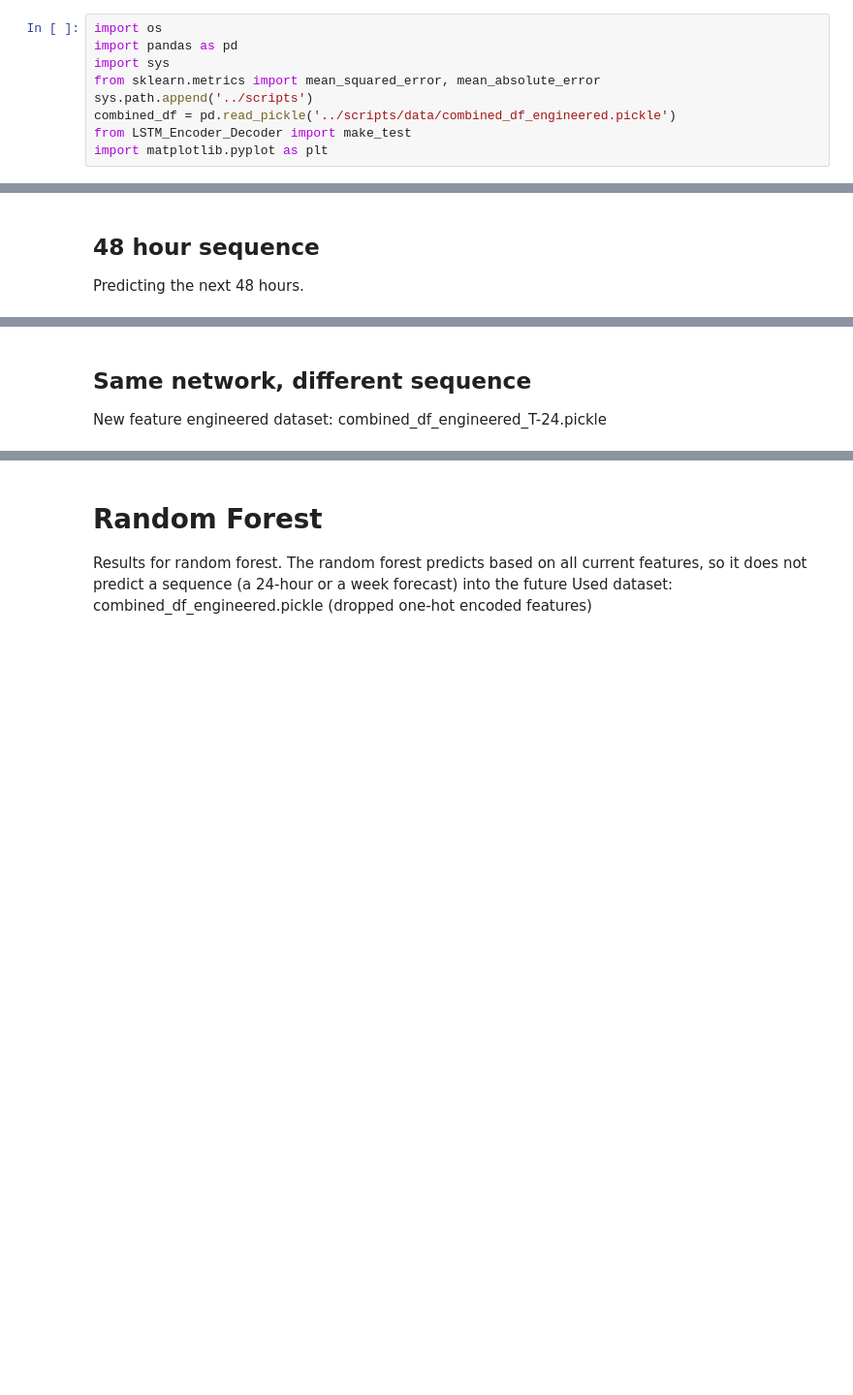
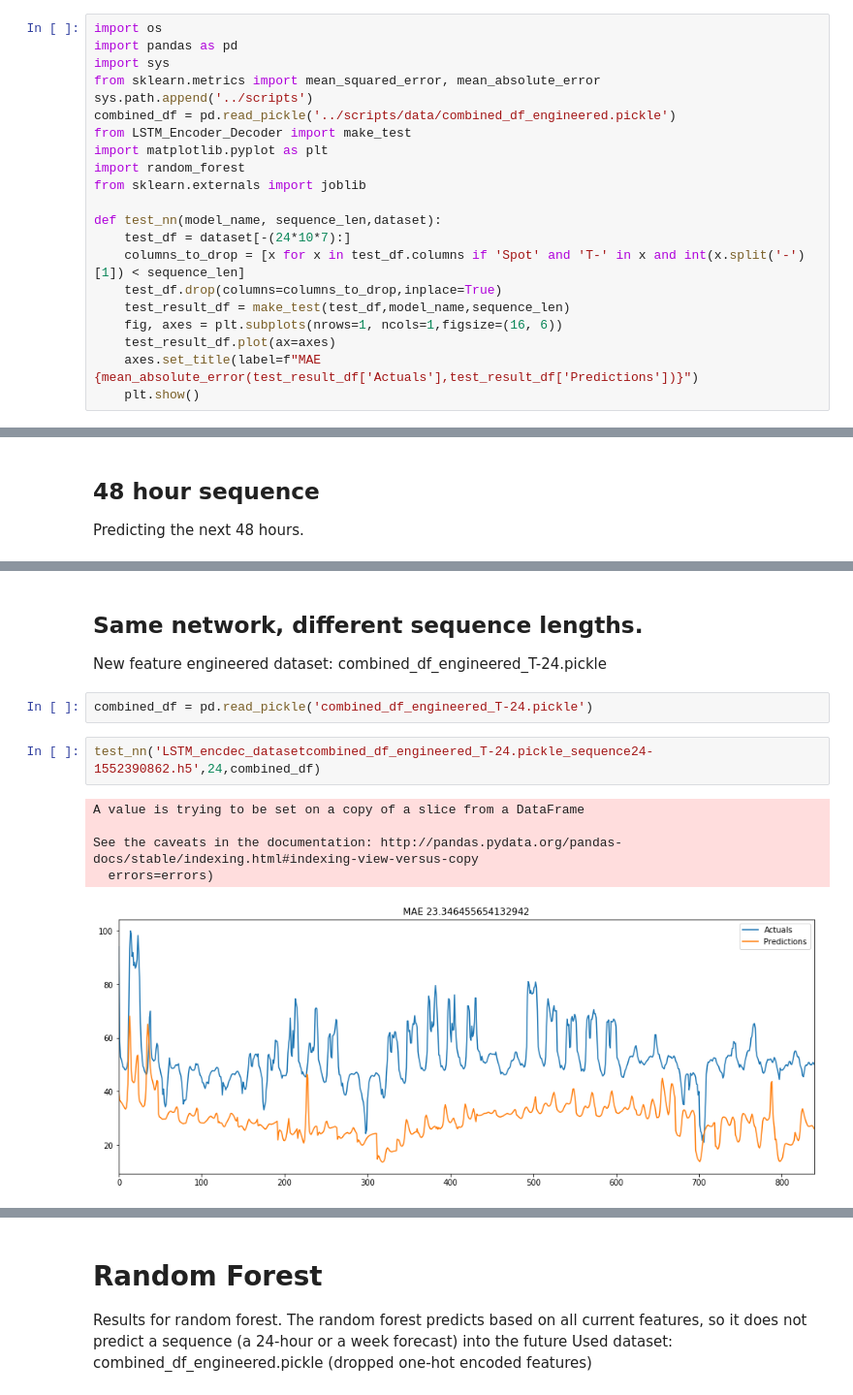
Before and after one commit to Cadax/nordpool-spot-price, a Jupyter notebook: notebooks/visualizing_model_results.ipynb, the cells around one changed output, grey strips where cells are left out. Shown at 97% size. Drawn from its saved outputs; the diff is of its cells as text; blank space fills up the shorter version.

Commit message:
Visualizing new LSTM results

```diff
--- a/notebooks/visualizing_model_results.ipynb
+++ b/notebooks/visualizing_model_results.ipynb
@@ -7,6 +7,18 @@ sys.path.append('../scripts')
 combined_df = pd.read_pickle('../scripts/data/combined_df_engineered.pickle')
 from LSTM_Encoder_Decoder import make_test
 import matplotlib.pyplot as plt
+import random_forest
+from sklearn.externals import joblib
+
+def test_nn(model_name, sequence_len,dataset):
+    test_df = dataset[-(24*10*7):]
+    columns_to_drop = [x for x in test_df.columns if 'Spot' and 'T-' in x and int(x.split('-')[1]) < sequence_len]
+    test_df.drop(columns=columns_to_drop,inplace=True)
+    test_result_df = make_test(test_df,model_name,sequence_len)
+    fig, axes = plt.subplots(nrows=1, ncols=1,figsize=(16, 6))
+    test_result_df.plot(ax=axes)
+    axes.set_title(label=f"MAE {mean_absolute_error(test_result_df['Actuals'],test_result_df['Predictions'])}")
+    plt.show()
 # %% [markdown]
 # Models and parameters ordered by lowest MAE
 # %%
@@ -93,5 +110,15 @@ axes.set_title(label=f"MAE {mean_absolute_error(test_result_df['Actuals'],test_r
 Text(0.5, 1.0, 'MAE 22.341711793426015')
 [figure]
 # %% [markdown]
-## Same network, different sequence
+## Same network, different sequence lengths.
 New feature engineered dataset: combined_df_engineered_T-24.pickle
+# %%
+combined_df = pd.read_pickle('combined_df_engineered_T-24.pickle')
+# %%
+test_nn('LSTM_encdec_datasetcombined_df_engineered_T-24.pickle_sequence24-1552390862.h5',24,combined_df)
+# %% [output]
+A value is trying to be set on a copy of a slice from a DataFrame
+
+See the caveats in the documentation: http://pandas.pydata.org/pandas-docs/stable/indexing.html#indexing-view-versus-copy
+  errors=errors)
+[figure, added]
```
Also changed, not shown: parts of 47 cells of this notebook.
